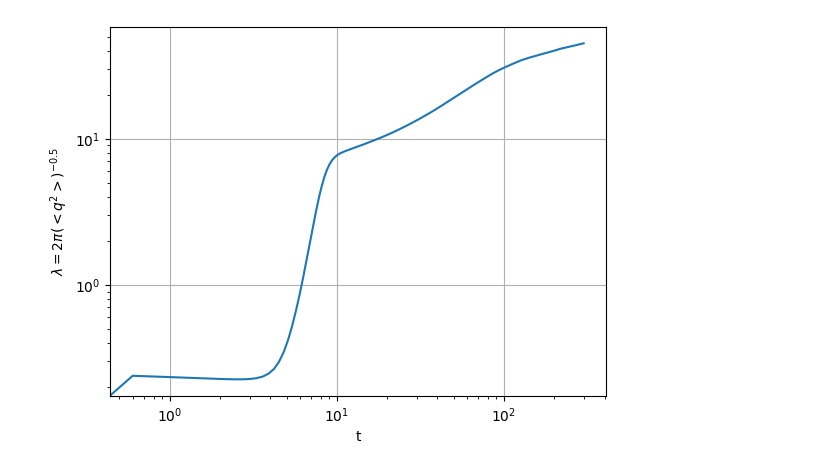
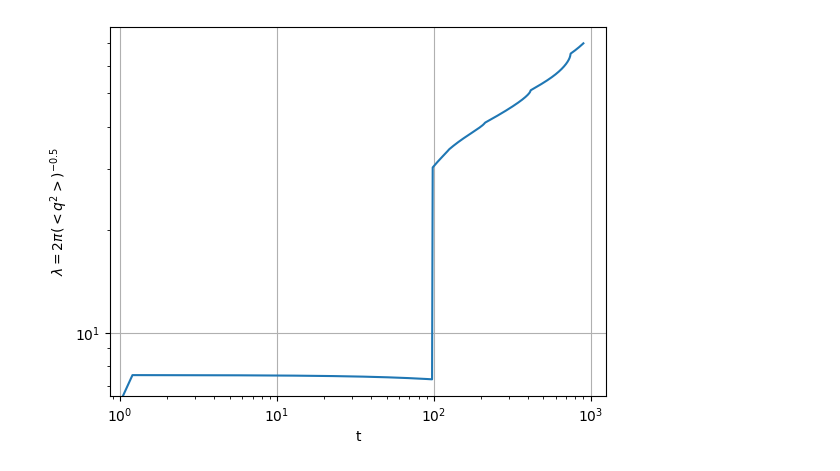
Before and after one commit to suanno/stage2, a Jupyter notebook: codes_tdgl/2D/plot/lenghtscale.ipynb, the cells around one changed output. Cells and saved outputs as stored; diff of their text form; code cells hidden in the pictures.

```diff
--- a/codes_tdgl/2D/plot/lenghtscale.ipynb
+++ b/codes_tdgl/2D/plot/lenghtscale.ipynb
@@ -8,31 +8,33 @@ import time
 L = 256
 dx = 0.1
 dt = 0.3
-tspan = 300
+tspan = 1000
 nloops = int(tspan/dt)
 # %%
 f = open("../fileQ2.dat", "r")
 N = int(L/dx)
 tt = np.zeros(nloops)
 q2 = np.zeros(nloops)
 lam = np.zeros(nloops)
 i = 0
 for row in f:
     if i != 0:
         a, b = row.split(" ")
         tt[i] = float(a)
-        q2[i] = -float(b)
+        q2[i] = float(b)
         lam[i] = 2*np.pi/np.sqrt(q2[i])
 
     i = i + 1
 
-tt = tt[0:i-1]
-q2 = q2[0:i-1]
-lam = lam[0:i-1]
+tmax = i
+#tmax = int(1000/dt)
+tt = tt[0:tmax-1]
+q2 = q2[0:tmax-1]
+lam = lam[0:tmax-1]
 
 plt.loglog(tt, lam)
 plt.xlabel("t")
 plt.ylabel("$\lambda = 2\pi (<q^2>)^{-0.5}$")
 plt.grid()
 # %% [output]
-[figure, old version]
+[figure, new version]
```
Also changed, not shown: parts of 4 cells of this notebook, 30 other files.
